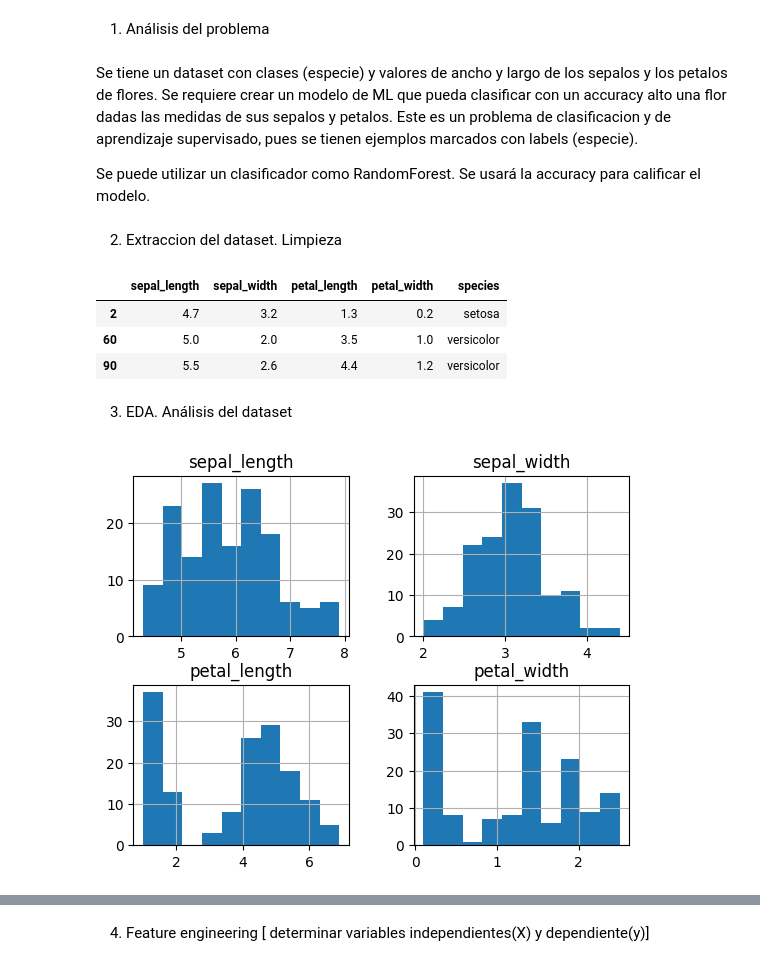
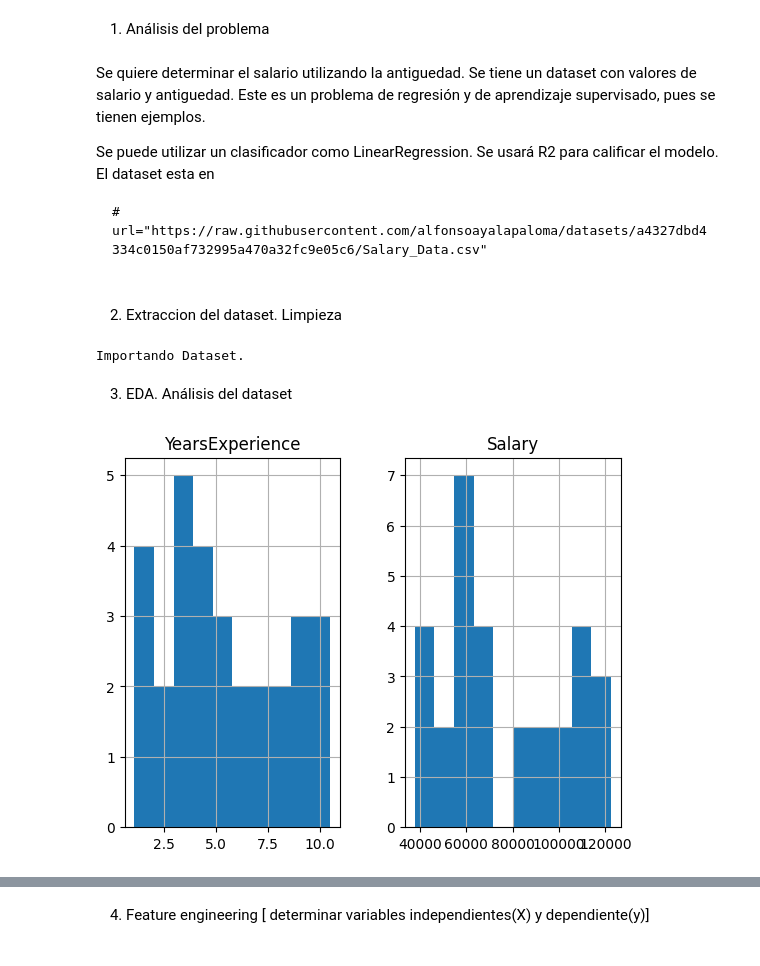
Before and after one commit to alfonsoayalapaloma/machine-learning, a Jupyter notebook: ml_02_linear-regression_salary.ipynb, the cells around one changed output, grey strips where cells are left out. Saved outputs shown, nothing was run; the diff lists cells and outputs as text; code cells hidden in the pictures.

````diff
--- a/ml_02_linear-regression_salary.ipynb
+++ b/ml_02_linear-regression_salary.ipynb
@@ -25,29 +25,32 @@
 # %% [markdown]
 1. Análisis del problema
 # %% [markdown]
-Se tiene un dataset con clases (especie) y valores de ancho y largo de los sepalos y los petalos de flores. Se requiere crear un modelo de ML que pueda clasificar con un accuracy alto una flor dadas las medidas de sus sepalos y petalos.
-Este es un problema de clasificacion y de aprendizaje supervisado, pues se tienen ejemplos marcados con labels (especie).
+Se quiere determinar el salario utilizando la antiguedad. Se tiene un dataset con valores de salario y antiguedad.
+Este es un problema de regresión y de aprendizaje supervisado, pues se tienen ejemplos.
 
-Se puede utilizar un clasificador como RandomForest. Se usará la accuracy para calificar el modelo.
+Se puede utilizar un clasificador como LinearRegression. Se usará R2 para calificar el modelo.
+El dataset esta en
+
+
+
+```
+# url="https://raw.githubusercontent.com/alfonsoayalapaloma/datasets/a4327dbd4334c0150af732995a470a32fc9e05c6/Salary_Data.csv"
+
+```
 # %% [markdown]
 2. Extraccion del dataset. Limpieza
-# %%
-from sklearn.model_selection import train_test_split
-from sklearn.ensemble import RandomForestClassifier
-from sklearn.metrics import accuracy_score, classification_report
-
-import seaborn as sns
-
-iris = sns.load_dataset('iris')
-iris.sample(3)
-# %% [output]
-|  | sepal_length | sepal_width | petal_length | petal_width | species |
-| 2 | 4.7 | 3.2 | 1.3 | 0.2 | setosa |
-| 60 | 5.0 | 2.0 | 3.5 | 1.0 | versicolor |
-| 90 | 5.5 | 2.6 | 4.4 | 1.2 | versicolor |
+# %%
+import pandas as pd
+import numpy as np
+
+print("Importando Dataset.")
+url="https://raw.githubusercontent.com/alfonsoayalapaloma/datasets/a4327dbd4334c0150af732995a470a32fc9e05c6/Salary_Data.csv"
+df = pd.read_csv(url)
+# %% [output]
+Importando Dataset.
 # %% [markdown]
 3. EDA. Análisis del dataset
 # %%
-iris.hist();
+df.hist();
 # %% [output]
-[figure, old version]
+[figure, new version]
````
Also changed, not shown: parts of 16 cells of this notebook.
